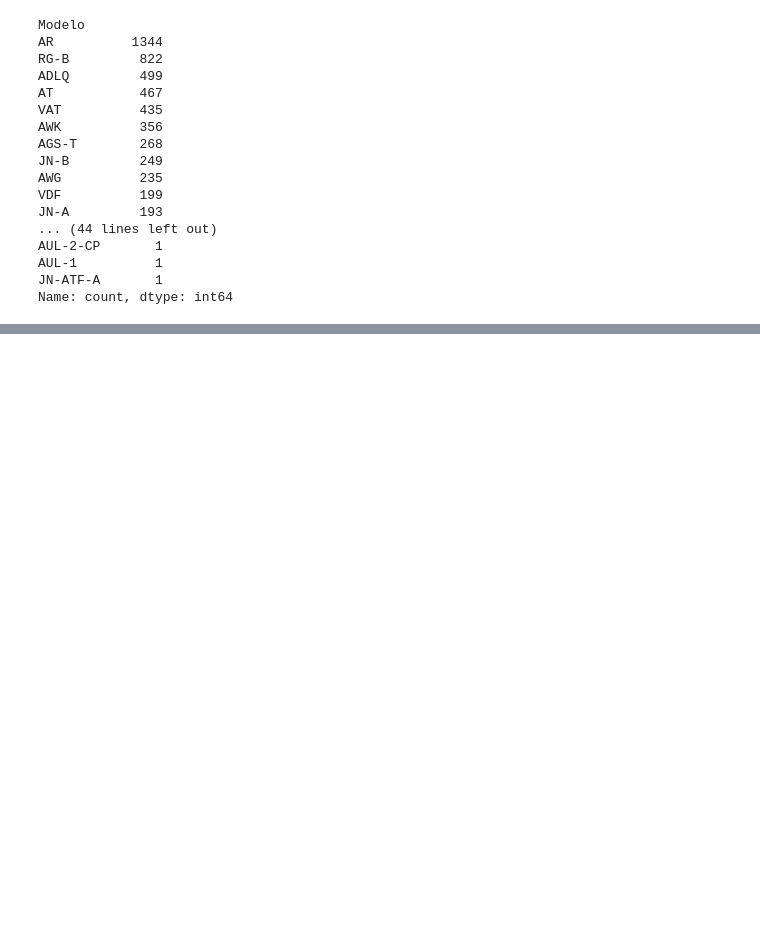
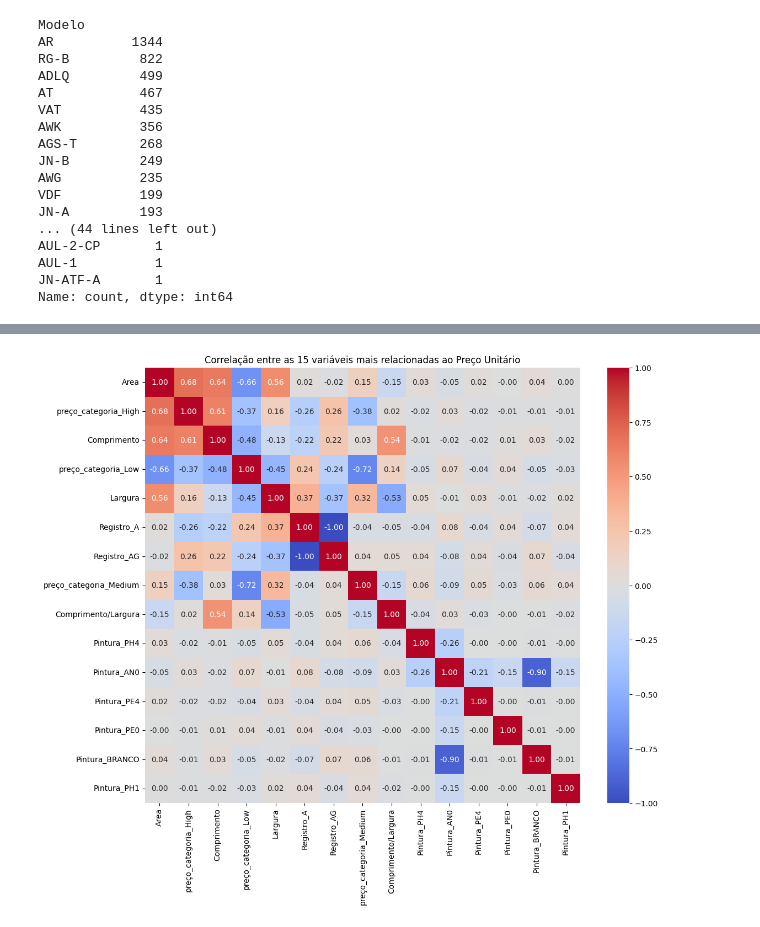
Before and after one commit to ArthurMaciell/ORCA, a Jupyter notebook: research/02_data_validation.ipynb, the cells around one changed output, grey strips where cells are left out. Cells and saved outputs as stored; diff of their text form; code cells hidden in the pictures; blank space fills up the shorter version.

```diff
--- a/research/02_data_validation.ipynb
+++ b/research/02_data_validation.ipynb
@@ -92,0 +394,14 @@ modelos_validos = modelos_validos[modelos_validos >= 30].index.tolist()
+# %%
+corr_target = df_encoded_ar.corr()['Preço (1)'].sort_values(ascending=False)
+corr_target_abs = corr_target.abs().sort_values(ascending=False)
+
+# Pega as top 15 mais correlacionadas
+top_corr = corr_target_abs[1:16].index  # pula 'Preço Unitário' (autocorrelação)
+
+plt.figure(figsize=(12, 10))
+sns.heatmap(df_encoded_ar[top_corr].corr(), annot=True, fmt=".2f", cmap='coolwarm', square=True)
+plt.title("Correlação entre as 15 variáveis mais relacionadas ao Preço Unitário")
+plt.tight_layout()
+plt.show()
+# %% [output]
+[figure, added]
```
Also changed, not shown: parts of 22 cells of this notebook, 3 other files.
